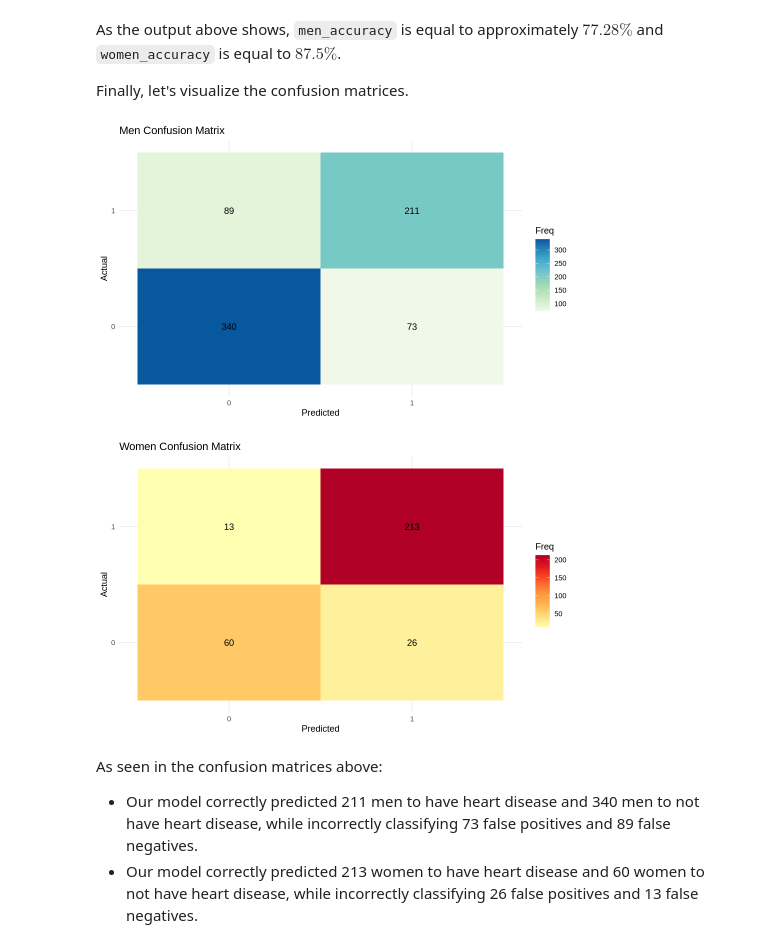
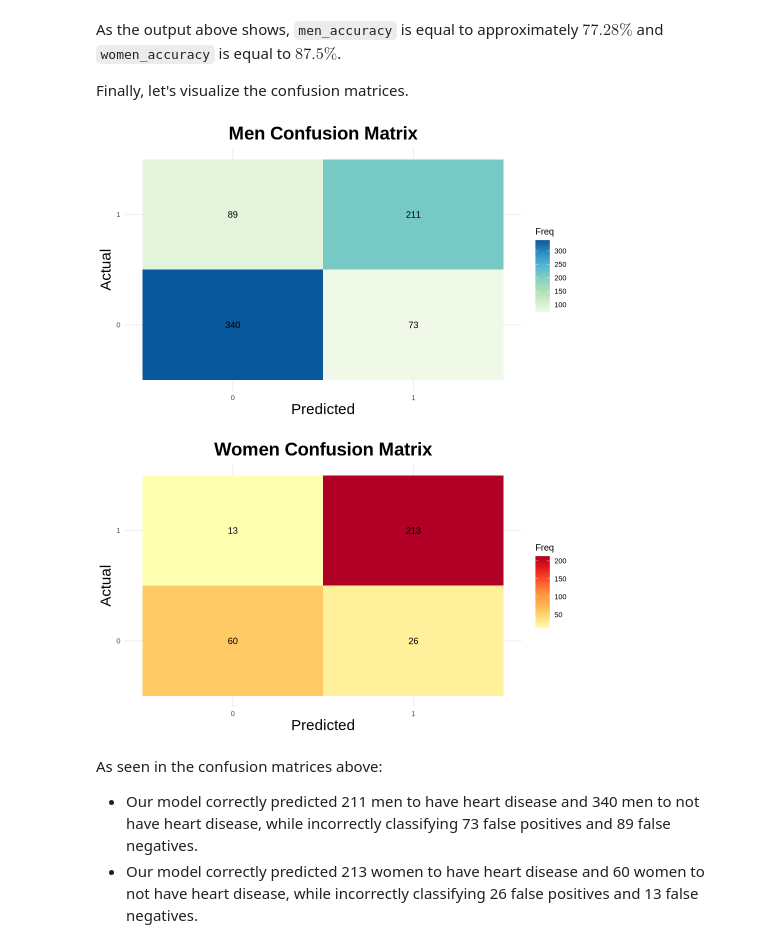
Before and after one commit to farazht/STAT301, a Jupyter notebook: main.ipynb, the cells around one changed output. Drawn from its saved outputs; the diff is of its cells as text; code cells hidden in the pictures.

```diff
--- a/main.ipynb
+++ b/main.ipynb
@@ -237,23 +243,33 @@ Finally, let's visualize the confusion matrices.
 # %%
 # Main developer: Faraz
 men_conf_matrix_df <- as.data.frame(as.table(men_conf_matrix$table))
 ggplot(men_conf_matrix_df, aes(x = Prediction, y = Reference, fill = Freq)) +
     geom_tile() +
     geom_text(aes(label = Freq), color = "black") +
     scale_fill_distiller(palette = "GnBu", direction = 1) +
     labs(x = "Predicted", y = "Actual", title = "Men Confusion Matrix") +
-    theme_minimal()
+    theme_minimal() +
+    theme(
+        axis.title.x = element_text(size = 18),
+        axis.title.y = element_text(size = 18),
+        plot.title = element_text(size = 22, face = "bold", hjust = 0.5)
+    )
 
 women_conf_matrix_df <- as.data.frame(as.table(women_conf_matrix$table))
 ggplot(women_conf_matrix_df, aes(x = Prediction, y = Reference, fill = Freq)) +
     geom_tile() +
     geom_text(aes(label = Freq), color = "black") +
     scale_fill_distiller(palette = "YlOrRd", direction = 1) +
     labs(x = "Predicted", y = "Actual", title = "Women Confusion Matrix") +
-    theme_minimal()
+    theme_minimal() +
+    theme(
+        axis.title.x = element_text(size = 18),
+        axis.title.y = element_text(size = 18),
+        plot.title = element_text(size = 22, face = "bold", hjust = 0.5)
+    )
 # %% [output]
-[figure, old version]
+[figure, new version]
-[figure, old version]
+[figure, new version]
 # %% [markdown]
 As seen in the confusion matrices above:
 - Our model correctly predicted 211 men to have heart disease and 340 men to not have heart disease, while incorrectly classifying 73 false positives and 89 false negatives.
```
Also changed, not shown: parts of 4 cells of this notebook, 2 other files.
